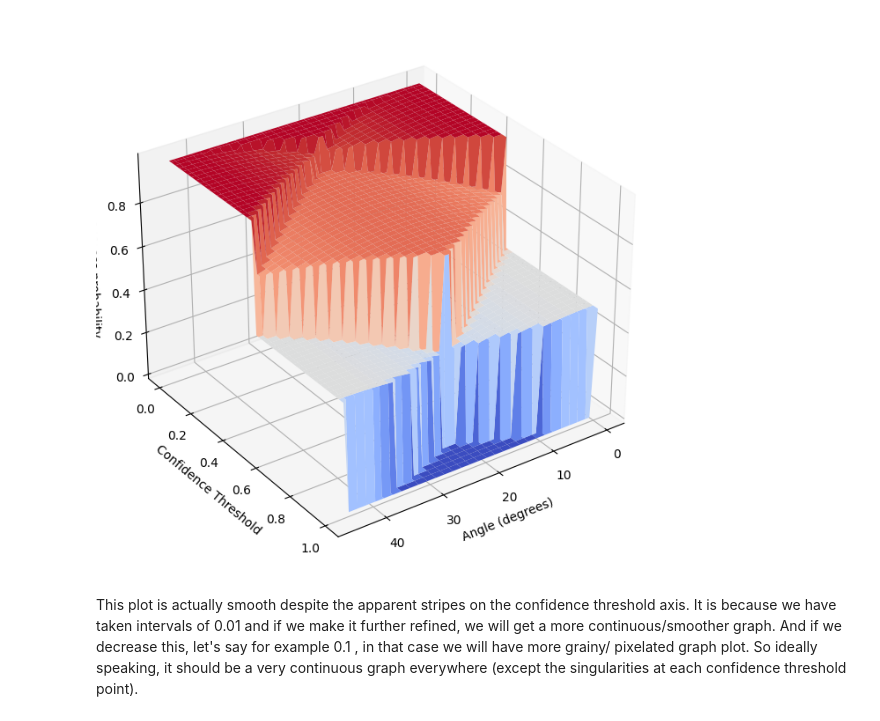
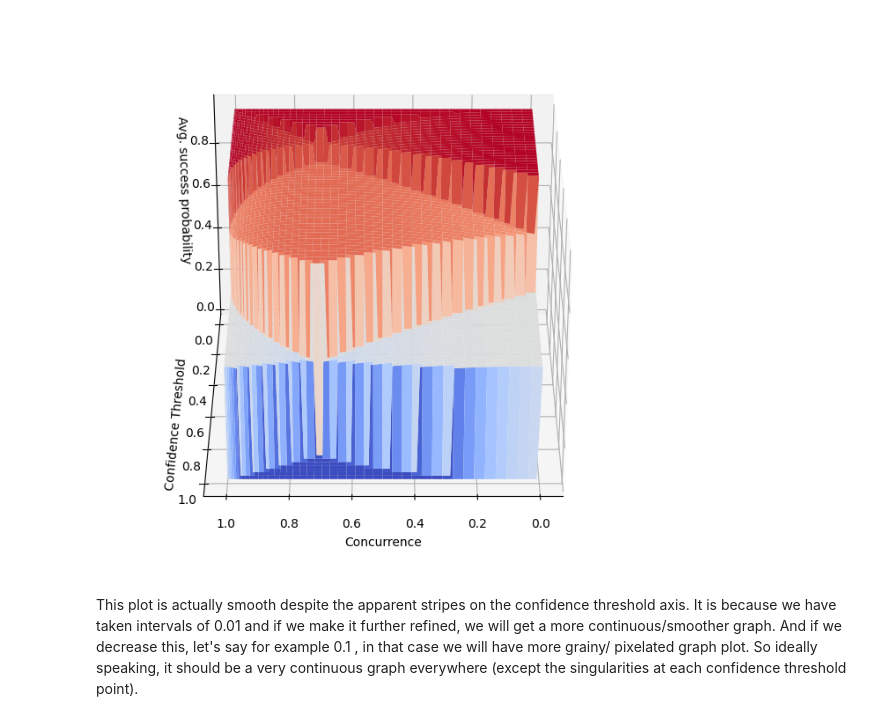
Before and after one commit to pranjagar/Bell-like-Quantum-State-Discrimination, a Jupyter notebook: 3D plot_avg_probability.ipynb, the cells around one changed output. Cells and saved outputs as stored; diff of their text form; code cells hidden in the pictures.

```diff
--- a/3D plot_avg_probability.ipynb
+++ b/3D plot_avg_probability.ipynb
@@ -20,7 +18,6 @@ avg_prob_with_confidence(index_729=200, theta= 45 , confidence = 1, machine_unce
 # %%
-
-confidence_threshold_list = np.linspace(1, 0, 80)  # Adjust the range and number of points as needed
-angle_list = np.linspace(0, 45, 60)  # Adjust the range and number of points as needed
+confidence_threshold_list = np.linspace(1, 0, 500)  # Adjust the range and number of points as needed
+angle_list = np.linspace(0, 45, 180)  # Adjust the range and number of points as needed
 X, Y = np.meshgrid(angle_list,confidence_threshold_list)
 # %%
 # For the next 3D plot involving concurrence instead of angle
@@ -52,20 +37,20 @@ array([0.        , 0.04618346, 0.09226836, 0.13815635, 0.18374952,
 # %%
 # Working
 fig = plt.figure()
 ax = fig.add_subplot(111, projection='3d')
 
-# ax.plot_surface(X_1, Y_1, Z, cmap='coolwarm')       # concurrence, uncomment to use and comment out the angle one below
-# ax.set_xlabel('Concurrence')
+# ax.plot_surface(X, Y, Z, cmap='coolwarm')     # angle, uncomment to use and comment out the concurrence one below
+# ax.set_xlabel('Angle (degrees)')
 
-ax.plot_surface(X, Y, Z, cmap='coolwarm')     # angle, uncomment to use and comment out the concurrence one above
-ax.set_xlabel('Angle (degrees)')
+ax.plot_surface(X_1, Y_1, Z, cmap='coolwarm')       # concurrence, uncomment to use and comment out the angle one above
+ax.set_xlabel('Concurrence')
 
 ax.set_ylabel('Confidence Threshold')
 ax.set_zlabel('Avg. success probability')
-ax.view_init(elev = 30, azim=55)
+ax.view_init(elev = 30, azim=90)
 fig.set_size_inches(8,8)
 plt.show()
 # %% [output]
-[figure, old version]
+[figure, new version]
 # %% [markdown]
 This plot is actually smooth despite the apparent stripes on the confidence threshold axis. It is because we have taken intervals of 0.01 and if we make it further refined, we will get a more continuous/smoother graph. And if we decrease this, let's say for example 0.1 , in that case we will have more grainy/ pixelated graph plot. So ideally speaking, it should be a very continuous graph everywhere (except the singularities at each confidence threshold point).
```
Also changed, not shown: parts of 3 cells of this notebook, 7 other files.
